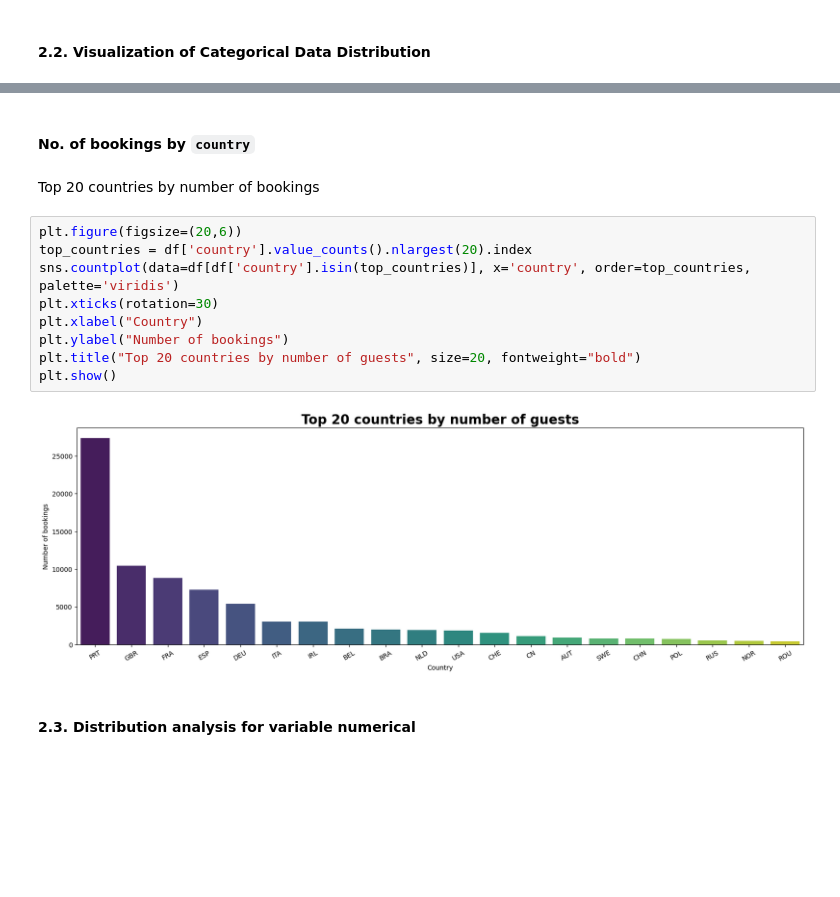
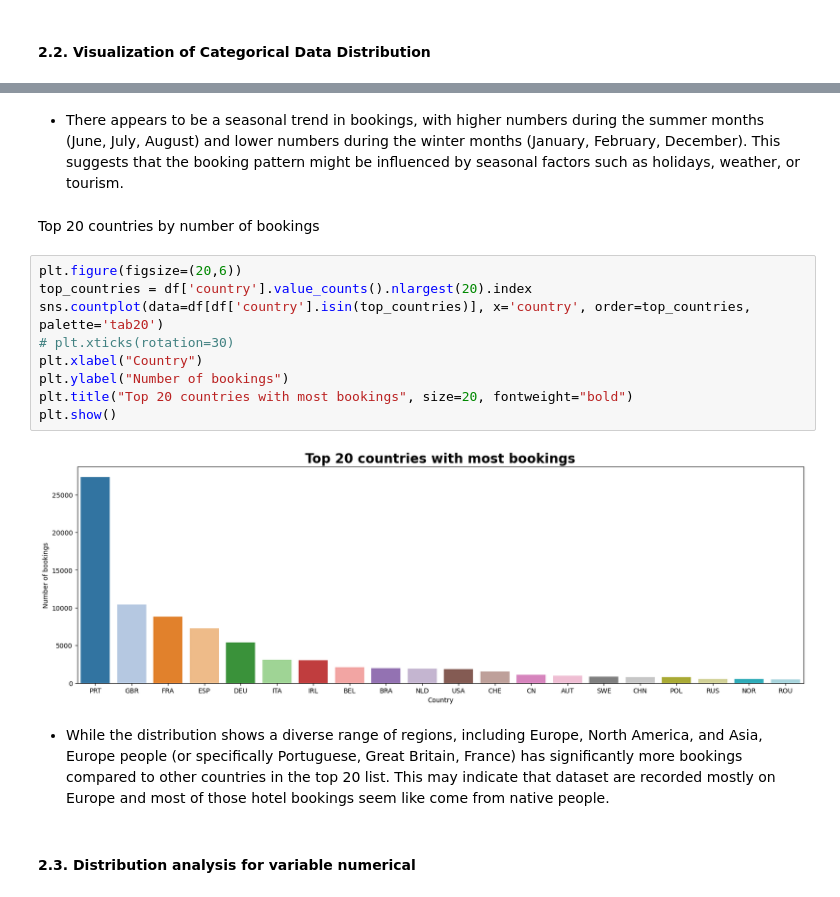
Before and after one commit to knightstark7/Labs-And-Project-Data-Visualization, a Jupyter notebook: Project/Source/project.ipynb, the cells around one changed output, grey strips where cells are left out. Drawn from its saved outputs; the diff is of its cells as text; blank space fills up the shorter version.

```diff
--- a/Project/Source/project.ipynb
+++ b/Project/Source/project.ipynb
@@ -312,18 +348,20 @@ plt.show()
-# %% [markdown]
-#### No. of bookings by `country`
+# %% [markdown]
+- There appears to be a seasonal trend in bookings, with higher numbers during the summer months (June, July, August) and lower numbers during the winter months (January, February, December). This suggests that the booking pattern might be influenced by seasonal factors such as holidays, weather, or tourism.
 # %% [markdown]
 Top 20 countries by number of bookings
 # %%
 plt.figure(figsize=(20,6))
 top_countries = df['country'].value_counts().nlargest(20).index
-sns.countplot(data=df[df['country'].isin(top_countries)], x='country', order=top_countries, palette='viridis')
-plt.xticks(rotation=30)
+sns.countplot(data=df[df['country'].isin(top_countries)], x='country', order=top_countries, palette='tab20')
+# plt.xticks(rotation=30)
 plt.xlabel("Country")
 plt.ylabel("Number of bookings")
-plt.title("Top 20 countries by number of guests", size=20, fontweight="bold")
+plt.title("Top 20 countries with most bookings", size=20, fontweight="bold")
 plt.show()
 # %% [output]
-[figure, old version]
+[figure, new version]
+# %% [markdown]
+- While the distribution shows a diverse range of regions, including Europe, North America, and Asia, Europe people (or specifically Portuguese, Great Britain, France) has significantly more bookings compared to other countries in the top 20 list. This may indicate that dataset are recorded mostly on Europe and most of those hotel bookings seem like come from native people.
 # %% [markdown]
 #### 2.3. Distribution analysis for variable numerical
 # %%
```
Also changed, not shown: parts of 19 cells of this notebook.
